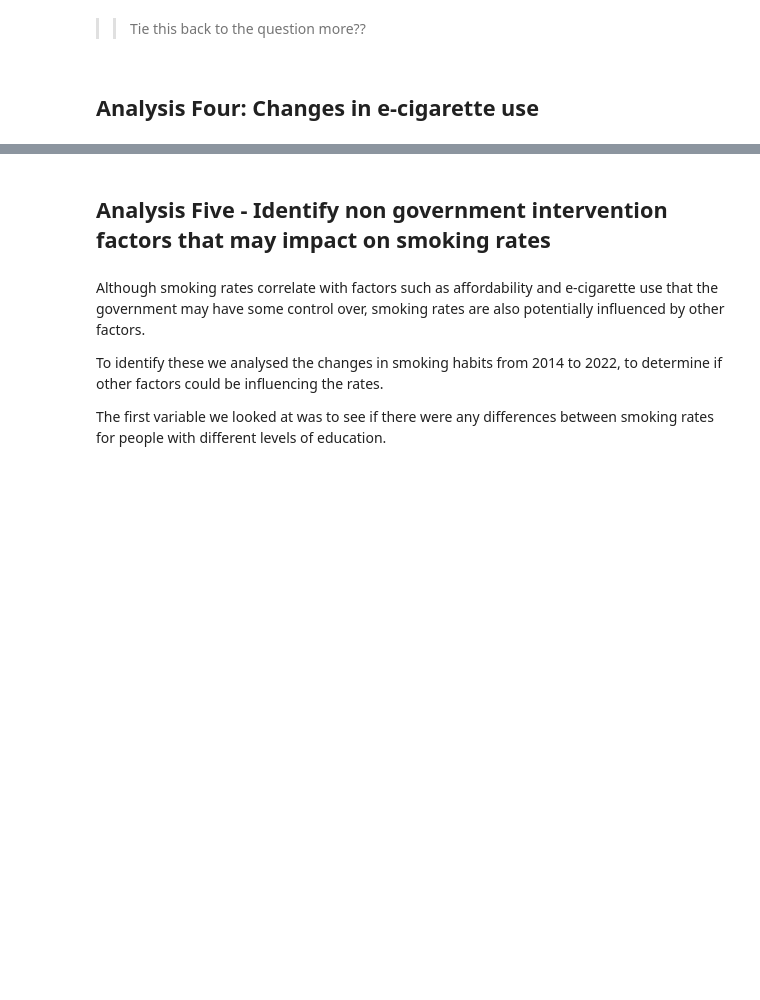
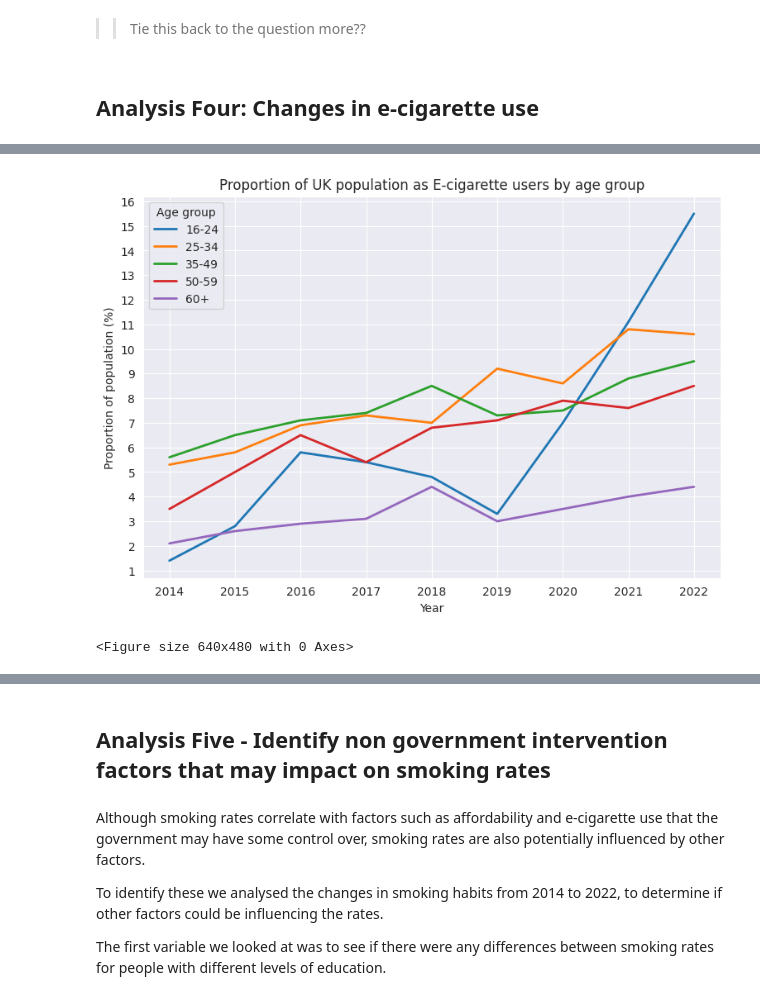
Before and after one commit to rhobaker/Data_Project, a Jupyter notebook: Main_Jupyter_workbook_Rhona.ipynb, the cells around one changed output, grey strips where cells are left out. Cells and saved outputs as stored; diff of their text form; code cells hidden in the pictures; blank space fills up the shorter version.

```diff
--- a/Main_Jupyter_workbook_Rhona.ipynb
+++ b/Main_Jupyter_workbook_Rhona.ipynb
@@ -1178,0 +824,35 @@ Object `mortality` not found.
+# %%
+#Vapers by age category
+vapers_ages = vapers[["Year", "All 16-24", "All 25-34", "All 35-49", "All 50-59", "All 60+"]]
+
+#Rename columns for better labels in vis
+columns = ['Year', '16-24', '25-34', '35-49', '50-59', '60+']
+vapers_ages.columns = columns
+
+#Convert data to long format for seaborn visualisation
+v_ages_melt = pd.melt(vapers_ages, id_vars="Year")
+v_ages_melt.head()
+
+#Clean up long table
+v_ages_melt.rename(columns={"variable": "Age_group", "value": "Proportion"}, inplace=True)
+# v_ages_melt.head()
+# %%
+#Multi-line plot on e-cig use over time by age group
+plt.figure(figsize=(9, 6))
+ax = sns.lineplot(x='Year', y='Proportion', hue='Age_group', data=v_ages_melt, lw=2)
+
+ax.set(xlabel='Year',
+       ylabel='Proportion of population (%)',
+       title='Proportion of UK population as E-cigarette users by age group',)
+
+ax.set_yticks(range(1,17))
+ax.set_yticklabels(range(1,17))
+
+sns.set_style("darkgrid")
+
+plt.legend(title='Age group')
+plt.show()
+plt.clf()
+# %% [output]
+[figure, added]
+<Figure size 640x480 with 0 Axes>
```
Also changed, not shown: parts of 59 cells of this notebook.
